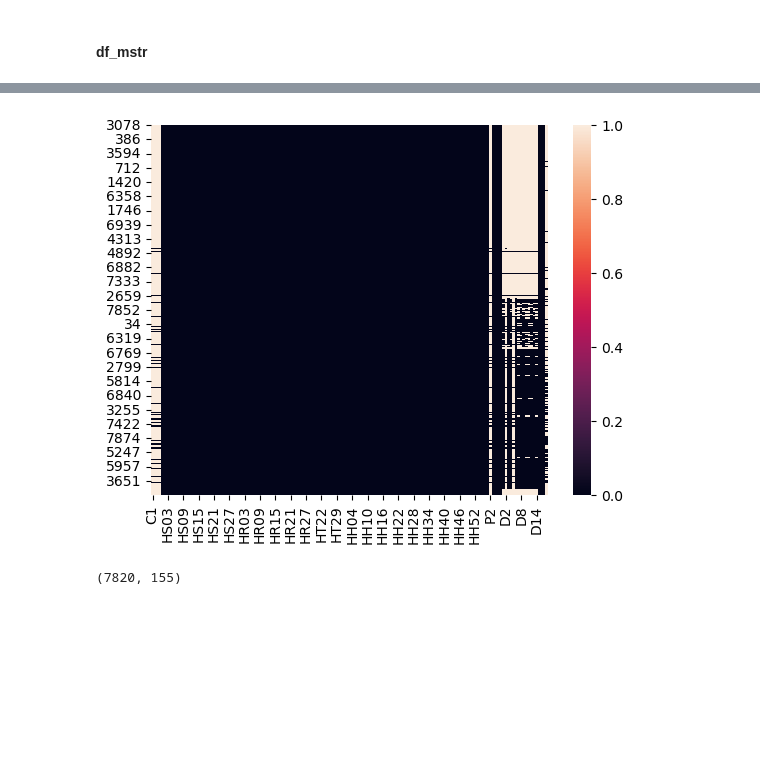
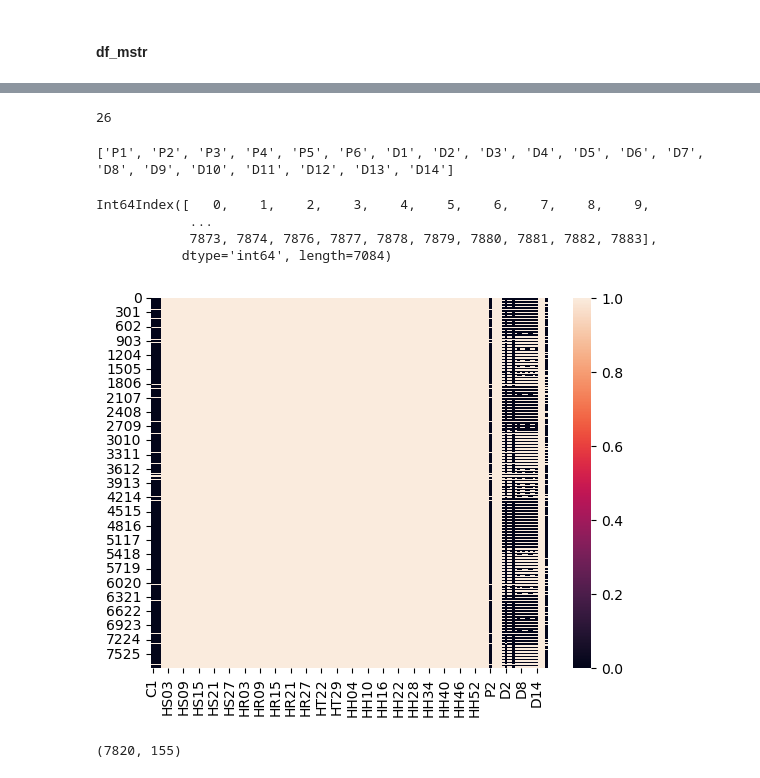
Before and after one commit to LittleBiggler/CoResidence, a Jupyter notebook: CoResidence Analysis.ipynb, the cells around one changed output, grey strips where cells are left out. Drawn from its saved outputs; the diff is of its cells as text; code cells hidden in the pictures; blank space fills up the shorter version.

```diff
--- a/CoResidence Analysis.ipynb
+++ b/CoResidence Analysis.ipynb
@@ -2881,6 +2986,9 @@ code_dict.loc[code_dict['Code'].isin(old_cols), ['Code','Description']]
 | 179 | D12 | Expected years of schooling male |
 | 180 | D13 | Mean years of schooling male |
 | 181 | D14 | Gross National Income per capita ... |
+# %%
+# clean up unneeded columns
+df_merge3 = df_merge3.drop(columns=['Year_', 'iso3'])
 # %% [markdown]
 Summary:
 
@@ -2941,8 +3079,3 @@ df_imputed = df_merge3.copy()
 # %%
 # Make sure the index is sequential prior to shuffling
 df_imputed = df_imputed.sort_values(by=['Country Code', 'Year']).reset_index(drop=True)
-# %%
-# Sort the dataframe to prepare for imputation
-
-df_imputed = df_imputed.sample(frac=1)
-df_imputed = df_imputed.sort_values(by='Year')
@@ -2957,8 +3082,5 @@ Index(['C1', 'C2', 'C3', 'T1', 'HS01', 'HS02', 'HS03', 'HS04', 'HS05', 'HS06',
 # %%
-# drop of residual columns created by merge
 # drop Kosovo rows as no d_cols data was available anywhere
-
-df_imputed = df_imputed.drop(
-    columns= ['Year_', 'iso3', 'gdi', 'gdi_group'],
-    index = df_imputed[df_imputed['Country Code']=='XKX'].index
-)
+drop_index = df_imputed[df_imputed['Country Code']=='XKX'].index
+print(f"Number of rows dropped for Kosovo: {len(drop_index)}")
+df_imputed = df_imputed.drop(drop_index)
@@ -2985,8 +3114,6 @@ vertical_groups = [
     ('HS12','HS14'),
     ('HS15','HS16'),
     ('HS17','HS30'),
-    #('HT01','HT09'),
-    #('HT10','HT18'),
     ('HT20','HT25'),
     ('HT27','HT31'),
     ('HR01','HR06'),
@@ -2995,12 +3122,32 @@ vertical_groups = [
     ('HR19','HR24'),
     ('HR25','HR30')
 ]
+
+    #('HT01','HT09') dropped in HT section
+    #('HT10','HT18') dropped in HT section
+len(vertical_groups)
+# %% [output]
+26
 # %%
 # define horizontal_group as columns not being imputed with iterative imputer
 # exclude 'Year' (an index) and 'Gini' (the target) to avoid data leakage
 
-horizontal_group = ['P1', 'P2', 'P3', 'P4', 'P5', 'P6', 'D1', 'D2', 'D3', 'D4', 'D5', 'D6',
-       'D7', 'D8', 'D9', 'D10', 'D11', 'D12', 'D13', 'D14']
+horizontal_group = df_imputed.columns[df_imputed.columns.str.startswith(('P', 'D'))].tolist()
+print(horizontal_group)
+# %% [output]
+['P1', 'P2', 'P3', 'P4', 'P5', 'P6', 'D1', 'D2', 'D3', 'D4', 'D5', 'D6', 'D7', 'D8', 'D9', 'D10', 'D11', 'D12', 'D13', 'D14']
+# %%
+# create h_nulls_index to use when applying min_max scaling to average_groups imputations
+
+h_nulls = df_imputed.loc[:, df_imputed.columns.str.startswith('H')].isnull().all(axis=1)
+
+h_nulls_index = df_imputed.loc[h_nulls,:].index
+h_nulls_index
+# %% [output]
+Int64Index([   0,    1,    2,    3,    4,    5,    6,    7,    8,    9,
+            ...
+            7873, 7874, 7876, 7877, 7878, 7879, 7880, 7881, 7882, 7883],
+           dtype='int64', length=7084)
 # %%
 # Iterative Imputer with default Bayesian Ridge used to impute missing h_cols
 # list of unique countries
@@ -3044,10 +3191,10 @@ df_imputed = df_imputed.copy()
 # %%
 # Observe nulls heatmap
 
-sns.heatmap(df_imputed.isnull())
+sns.heatmap(df_imputed.notnull())
 plt.show()
 # %% [output]
-[figure, old version]
+[figure, new version]
 # %%
 # Some health checks for df_imputed
 
```
Also changed, not shown: parts of 77 cells of this notebook.
